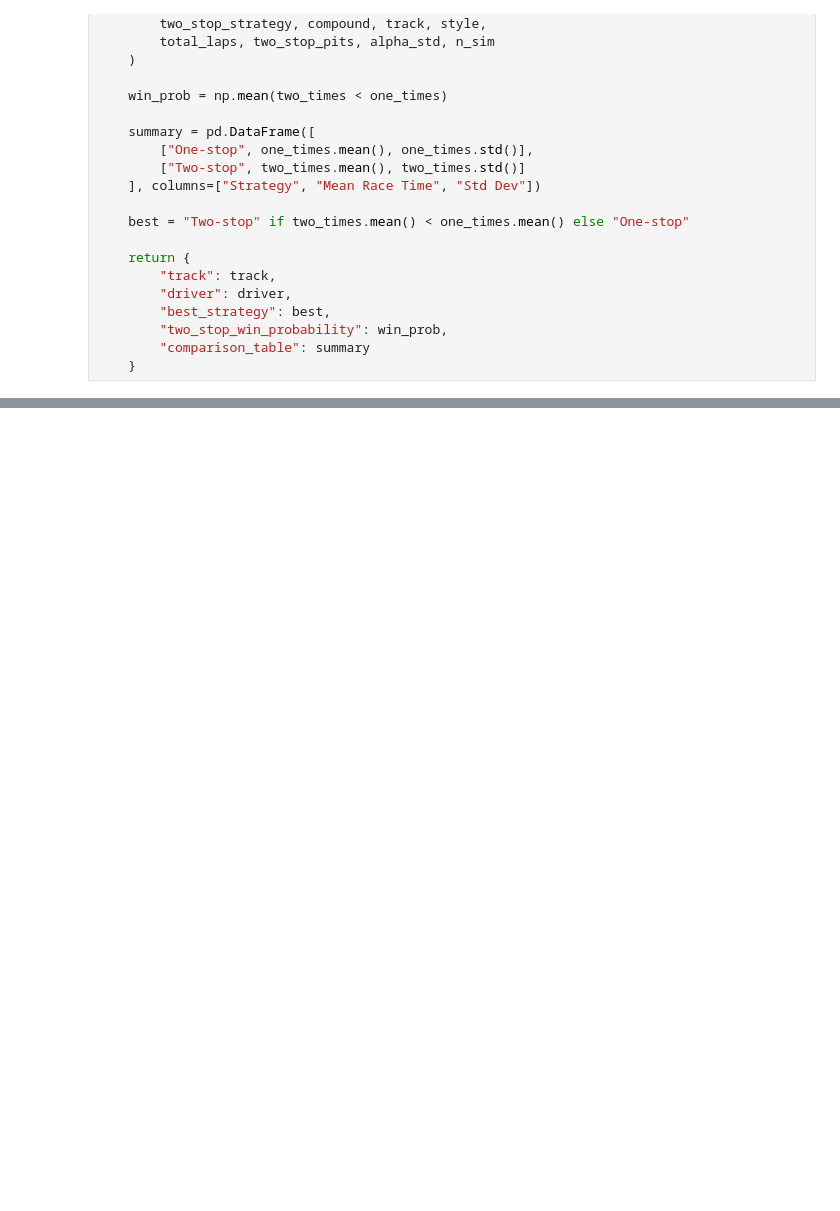
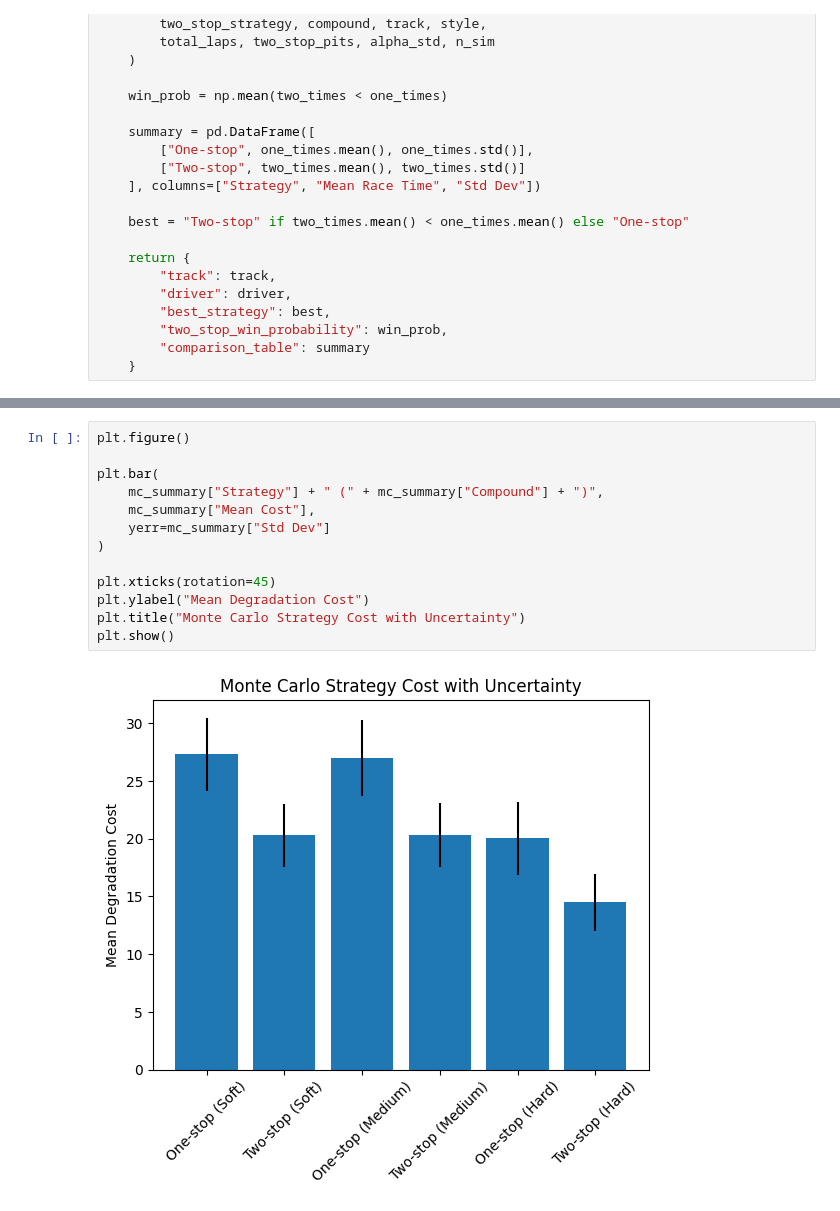
Before and after one commit to Sneha73685/f1-tyre-strategy-colab, a Jupyter notebook: tyre-degradation-simulation.ipynb, the cells around one changed output, grey strips where cells are left out. Drawn from its saved outputs; the diff is of its cells as text; blank space fills up the shorter version.

Commit message:
plots tables and outputs added

```diff
--- a/tyre-degradation-simulation.ipynb
+++ b/tyre-degradation-simulation.ipynb
@@ -1275,0 +1615,15 @@ full_example
+# %%
+plt.figure()
+
+plt.bar(
+    mc_summary["Strategy"] + " (" + mc_summary["Compound"] + ")",
+    mc_summary["Mean Cost"],
+    yerr=mc_summary["Std Dev"]
+)
+
+plt.xticks(rotation=45)
+plt.ylabel("Mean Degradation Cost")
+plt.title("Monte Carlo Strategy Cost with Uncertainty")
+plt.show()
+# %% [output]
+[figure, added]
```
Also changed, not shown: parts of 47 cells of this notebook, 5 other files.
